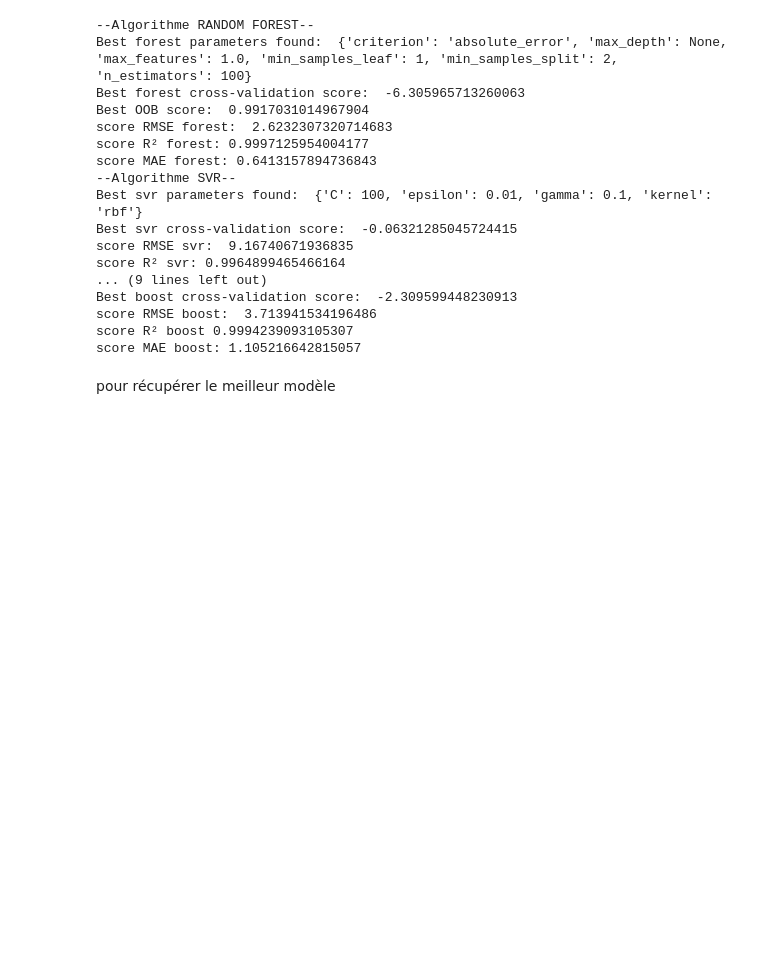
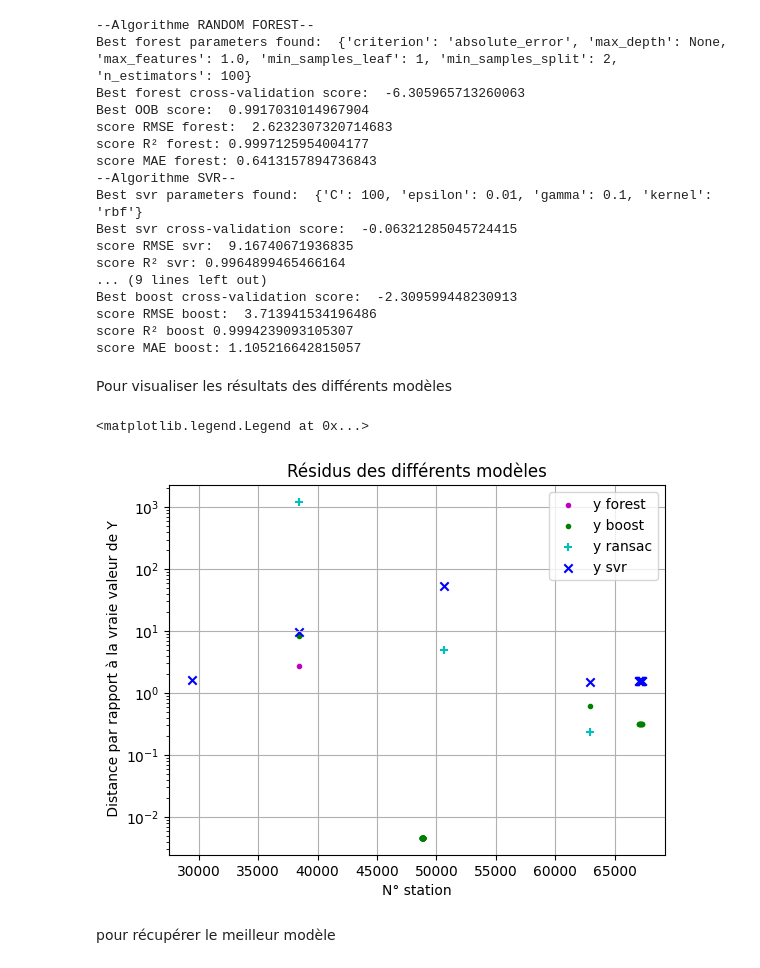
Before and after one commit to ons2005/ProjetA3_IA, a Jupyter notebook: Besoin_Client_4/puissance.ipynb, the cells around one changed output. Saved outputs shown, nothing was run; the diff lists cells and outputs as text; code cells hidden in the pictures; blank space fills up the shorter version.

```diff
--- a/Besoin_Client_4/puissance.ipynb
+++ b/Besoin_Client_4/puissance.ipynb
@@ -286,7 +285,7 @@ print("Best svr cross-validation score: ", grid_svr.best_score_)
 
 y_pred_svr= grid_svr.predict(X=Xtest_sc)
 
-y_pred_svr= scaler_y.inverse_transform(y_pred_svr.reshape(-1, 1))
+y_pred_svr= scaler_y.inverse_transform(y_pred_svr.reshape(-1, 1)).flatten()
 
 score_svr = root_mean_squared_error(y_true=ytest, y_pred=y_pred_svr)
 print("score RMSE svr: ", score_svr)
@@ -346,6 +345,29 @@ Best boost cross-validation score:  -2.309599448230913
 score RMSE boost:  3.713941534196486
 score R² boost 0.9994239093105307
 score MAE boost: 1.105216642815057
+# %% [markdown]
+Pour visualiser les résultats des différents modèles
+# %%
+index= ytest.keys()
+
+
+plt.scatter(index, y_pred_forest-ytest.values, color='m', label='y forest',marker='.')
+plt.scatter(index, y_pred_boost-ytest.values, color='g', label='y boost',marker='.')
+plt.scatter(index, y_pred_ransac-ytest.values, color='c', label='y ransac',marker='+')
+plt.scatter(index, y_pred_svr-ytest.values, color='b', label='y svr',marker='x')
+
+plt.yscale('log')
+
+
+
+plt.xlabel("N° station")
+plt.ylabel(" Distance par rapport à la vraie valeur de Y")
+plt.title("Résidus des différents modèles")
+plt.grid(True)
+plt.legend()
+# %% [output]
+<matplotlib.legend.Legend at 0x...>
+[figure, added]
 # %% [markdown]
 pour récupérer le meilleur modèle
 # %%
```
Also changed, not shown: parts of 1 cell of this notebook, 1 other file.
